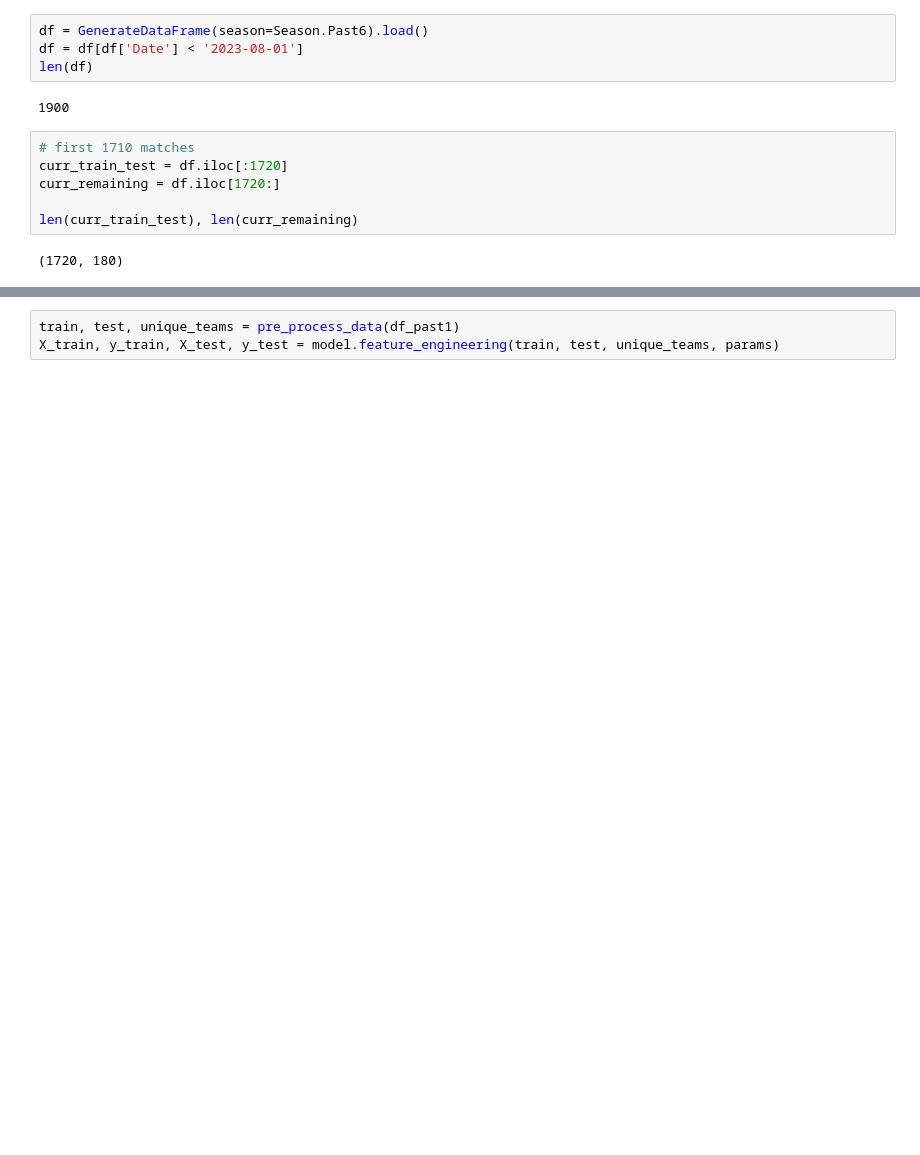
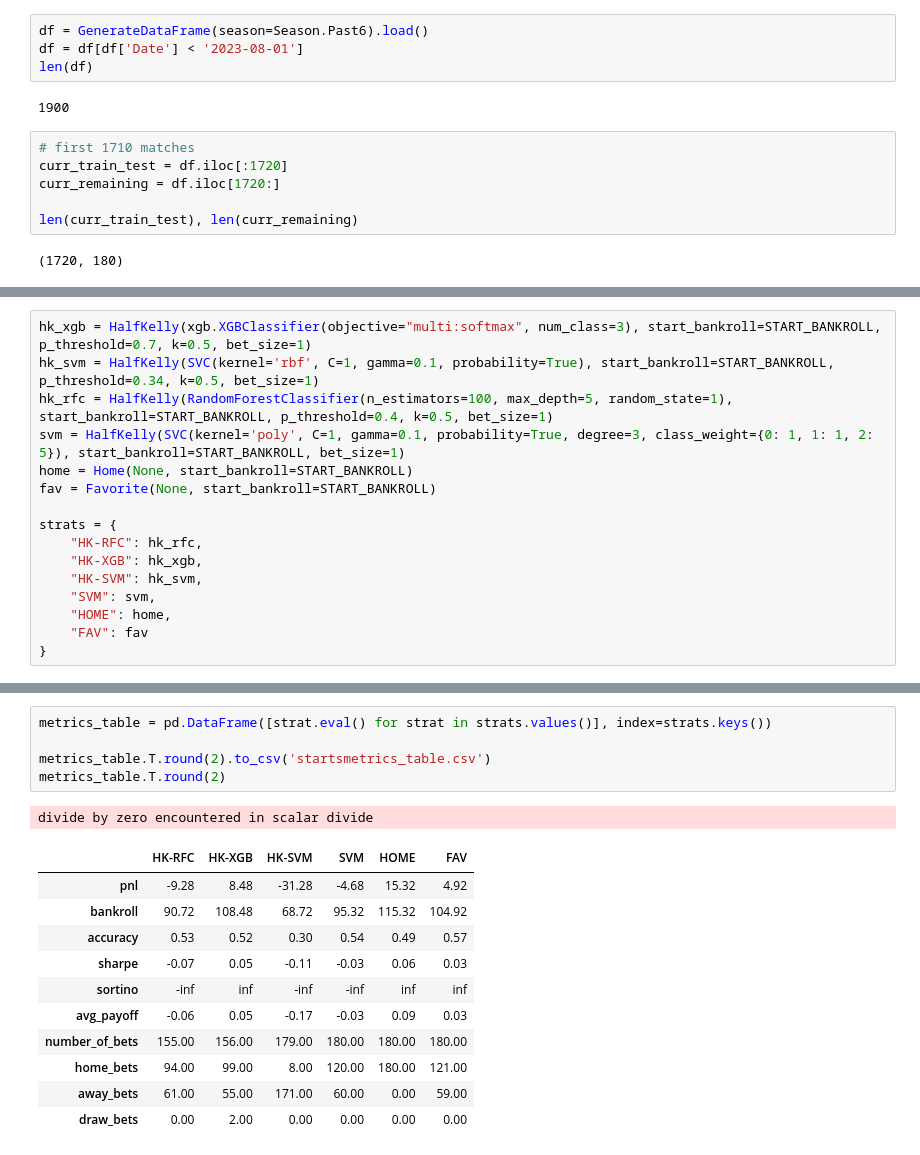
Before and after one commit to hubamatyas/Football-Arbitrage-Value-Betting, a Jupyter notebook: notebooks/backtest.ipynb, the cells around one changed output, grey strips where cells are left out. Saved outputs shown, nothing was run; the diff lists cells and outputs as text; blank space fills up the shorter version.

```diff
--- a/notebooks/backtest.ipynb
+++ b/notebooks/backtest.ipynb
@@ -170 +351,17 @@ def feature_engineering(curr_train_test: pd.DataFrame, params: dict[str, bool]=P
+# %%
+hk_xgb = HalfKelly(xgb.XGBClassifier(objective="multi:softmax", num_class=3), start_bankroll=START_BANKROLL, p_threshold=0.7, k=0.5, bet_size=1)
+hk_svm = HalfKelly(SVC(kernel='rbf', C=1, gamma=0.1, probability=True), start_bankroll=START_BANKROLL, p_threshold=0.34, k=0.5, bet_size=1)
+hk_rfc = HalfKelly(RandomForestClassifier(n_estimators=100, max_depth=5, random_state=1), start_bankroll=START_BANKROLL, p_threshold=0.4, k=0.5, bet_size=1)
+svm = HalfKelly(SVC(kernel='poly', C=1, gamma=0.1, probability=True, degree=3, class_weight={0: 1, 1: 1, 2: 5}), start_bankroll=START_BANKROLL, bet_size=1)
+home = Home(None, start_bankroll=START_BANKROLL)
+fav = Favorite(None, start_bankroll=START_BANKROLL)
+
+strats = {
+    "HK-RFC": hk_rfc,
+    "HK-XGB": hk_xgb,
+    "HK-SVM": hk_svm,
+    "SVM": svm,
+    "HOME": home,
+    "FAV": fav
+}
 # %%
@@ -196,4 +403,19 @@ while len(curr_remaining) > 0:
 1900 0
-# %%
-train, test, unique_teams = pre_process_data(df_past1)
-X_train, y_train, X_test, y_test = model.feature_engineering(train, test, unique_teams, params)
+# %%
+metrics_table = pd.DataFrame([strat.eval() for strat in strats.values()], index=strats.keys())
+
+metrics_table.T.round(2).to_csv('startsmetrics_table.csv')
+metrics_table.T.round(2)
+# %% [output]
+divide by zero encountered in scalar divide
+|  | HK-RFC | HK-XGB | HK-SVM | SVM | HOME | FAV |
+| pnl | -9.28 | 8.48 | -31.28 | -4.68 | 15.32 | 4.92 |
+| bankroll | 90.72 | 108.48 | 68.72 | 95.32 | 115.32 | 104.92 |
+| accuracy | 0.53 | 0.52 | 0.30 | 0.54 | 0.49 | 0.57 |
+| sharpe | -0.07 | 0.05 | -0.11 | -0.03 | 0.06 | 0.03 |
+| sortino | -inf | inf | -inf | -inf | inf | inf |
+| avg_payoff | -0.06 | 0.05 | -0.17 | -0.03 | 0.09 | 0.03 |
+| number_of_bets | 155.00 | 156.00 | 179.00 | 180.00 | 180.00 | 180.00 |
+| home_bets | 94.00 | 99.00 | 8.00 | 120.00 | 180.00 | 121.00 |
+| away_bets | 61.00 | 55.00 | 171.00 | 60.00 | 0.00 | 59.00 |
+| draw_bets | 0.00 | 2.00 | 0.00 | 0.00 | 0.00 | 0.00 |
```
Also changed, not shown: parts of 12 cells of this notebook, 7 other files.
